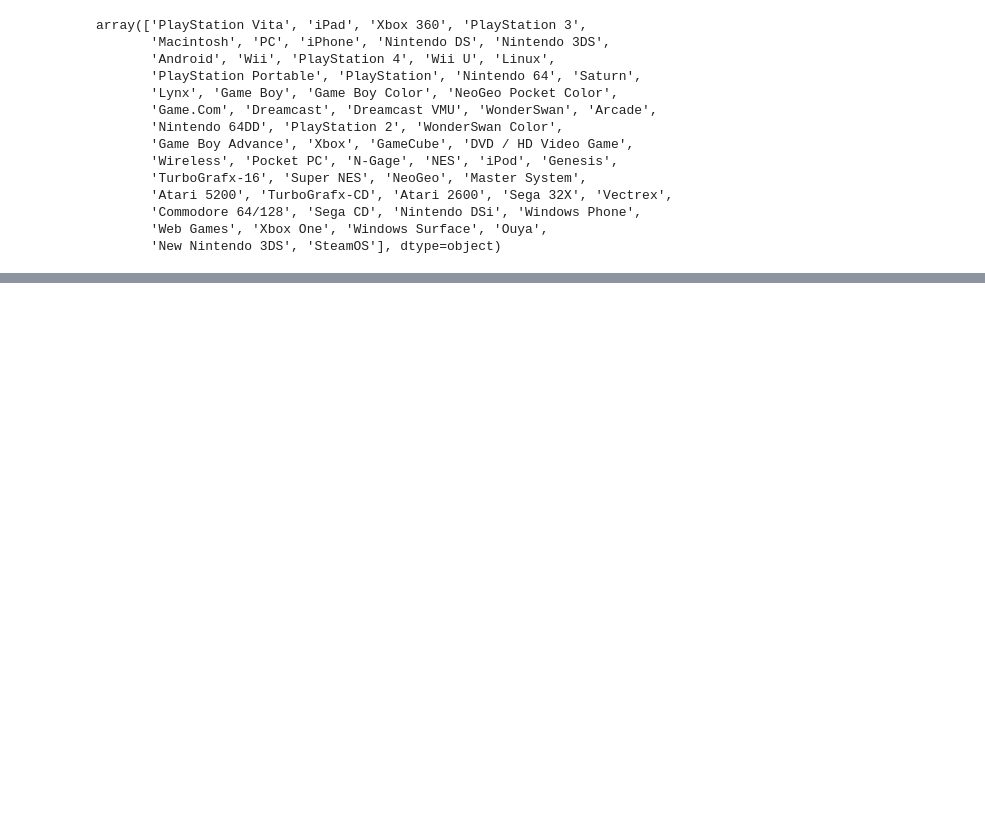
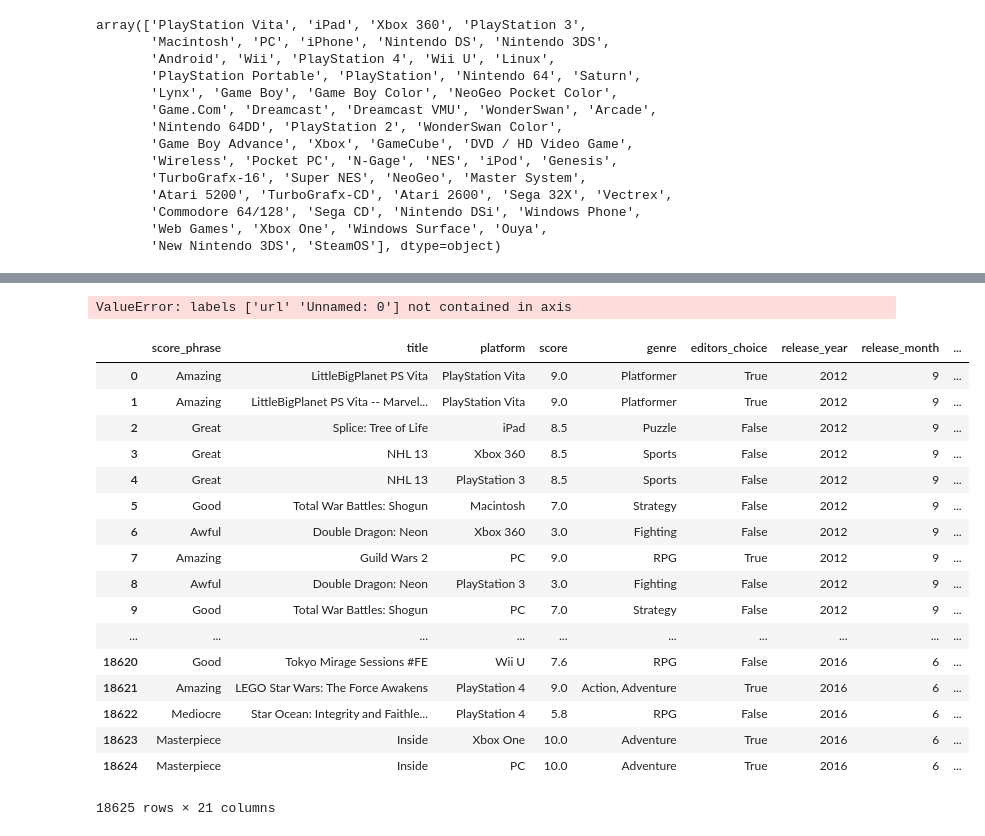
Before and after one commit to MrTsepa/SummerOlympSchool-MIPT-2018, a Jupyter notebook: Main.ipynb, the cells around one changed output, grey strips where cells are left out. Saved outputs shown, nothing was run; the diff lists cells and outputs as text; code cells hidden in the pictures; blank space fills up the shorter version.

```diff
--- a/Main.ipynb
+++ b/Main.ipynb
@@ -436,0 +552,29 @@ for platform in platforms:
+# %%
+X = X.drop(["url", "Unnamed: 0"], axis=1)
+# %% [output]
+ValueError: labels ['url' 'Unnamed: 0'] not contained in axis
+# %%
+X['time'] = X['release_year']*365 + X['release_month']*30 + X['release_day']
+# %%
+X['editors_choice'] = X['editors_choice'] == 'Y'
+# %%
+pd.concat([X, pd.get_dummies(X.score_phrase, prefix='score_phrase')], axis=1)
+# %% [output]
+|  | score_phrase | title | platform | score | genre | editors_choice | release_year | release_month | ... |
+| 0 | Amazing | LittleBigPlanet PS Vita | PlayStation Vita | 9.0 | Platformer | True | 2012 | 9 | ... |
+| 1 | Amazing | LittleBigPlanet PS Vita -- Marvel... | PlayStation Vita | 9.0 | Platformer | True | 2012 | 9 | ... |
+| 2 | Great | Splice: Tree of Life | iPad | 8.5 | Puzzle | False | 2012 | 9 | ... |
+| 3 | Great | NHL 13 | Xbox 360 | 8.5 | Sports | False | 2012 | 9 | ... |
+| 4 | Great | NHL 13 | PlayStation 3 | 8.5 | Sports | False | 2012 | 9 | ... |
+| 5 | Good | Total War Battles: Shogun | Macintosh | 7.0 | Strategy | False | 2012 | 9 | ... |
+| 6 | Awful | Double Dragon: Neon | Xbox 360 | 3.0 | Fighting | False | 2012 | 9 | ... |
+| 7 | Amazing | Guild Wars 2 | PC | 9.0 | RPG | True | 2012 | 9 | ... |
+| 8 | Awful | Double Dragon: Neon | PlayStation 3 | 3.0 | Fighting | False | 2012 | 9 | ... |
+| 9 | Good | Total War Battles: Shogun | PC | 7.0 | Strategy | False | 2012 | 9 | ... |
+| ... | ... | ... | ... | ... | ... | ... | ... | ... | ... |
+| 18620 | Good | Tokyo Mirage Sessions #FE | Wii U | 7.6 | RPG | False | 2016 | 6 | ... |
+| 18621 | Amazing | LEGO Star Wars: The Force Awakens | PlayStation 4 | 9.0 | Action, Adventure | True | 2016 | 6 | ... |
+| 18622 | Mediocre | Star Ocean: Integrity and Faithle... | PlayStation 4 | 5.8 | RPG | False | 2016 | 6 | ... |
+| 18623 | Masterpiece | Inside | Xbox One | 10.0 | Adventure | True | 2016 | 6 | ... |
+| 18624 | Masterpiece | Inside | PC | 10.0 | Adventure | True | 2016 | 6 | ... |
+18625 rows × 21 columns
```
Also changed, not shown: parts of 19 cells of this notebook.
